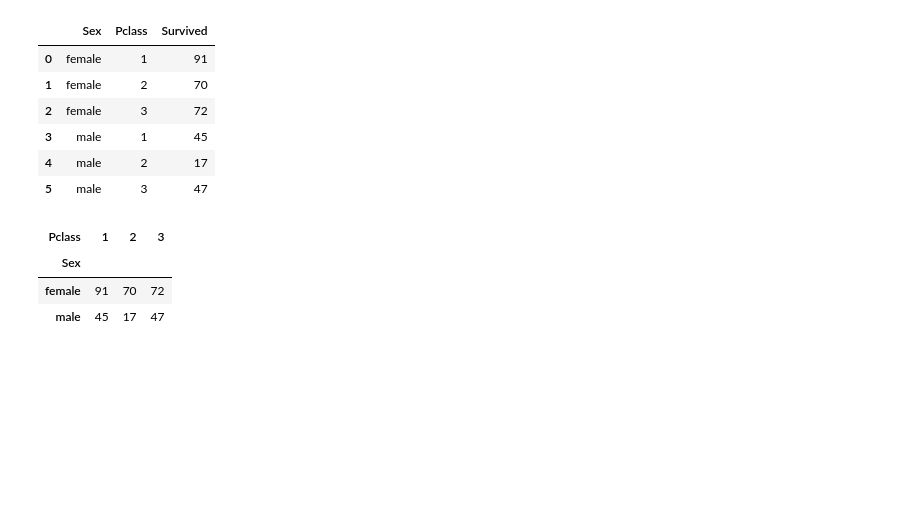
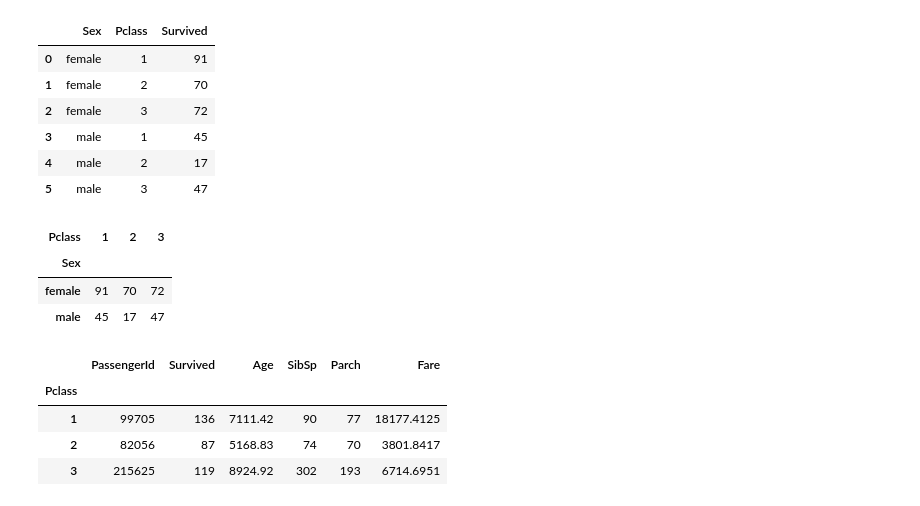
Before and after one commit to prathameshkusram/Data-Science, a Jupyter notebook: Python/Data Toolkit/Pandas3.ipynb, the cells around one changed output. Drawn from its saved outputs; the diff is of its cells as text; code cells hidden in the pictures; blank space fills up the shorter version.

```diff
--- a/Python/Data Toolkit/Pandas3.ipynb
+++ b/Python/Data Toolkit/Pandas3.ipynb
@@ -642,4 +644,12 @@ df.groupby(['Sex','Pclass'])['Survived'].sum().unstack()
 | female | 91 | 70 | 72 |
 | male | 45 | 17 | 47 |
 # %%
-df.groupby('Pclass').sum(numeric_only=Tr)
+a=df.groupby('Pclass').sum(numeric_only=True)
+# %%
+a
+# %% [output]
+|  | PassengerId | Survived | Age | SibSp | Parch | Fare |
+| Pclass |  |  |  |  |  |  |
+| 1 | 99705 | 136 | 7111.42 | 90 | 77 | 18177.4125 |
+| 2 | 82056 | 87 | 5168.83 | 74 | 70 | 3801.8417 |
+| 3 | 215625 | 119 | 8924.92 | 302 | 193 | 6714.6951 |
```
Also changed, not shown: parts of 4 cells of this notebook.
